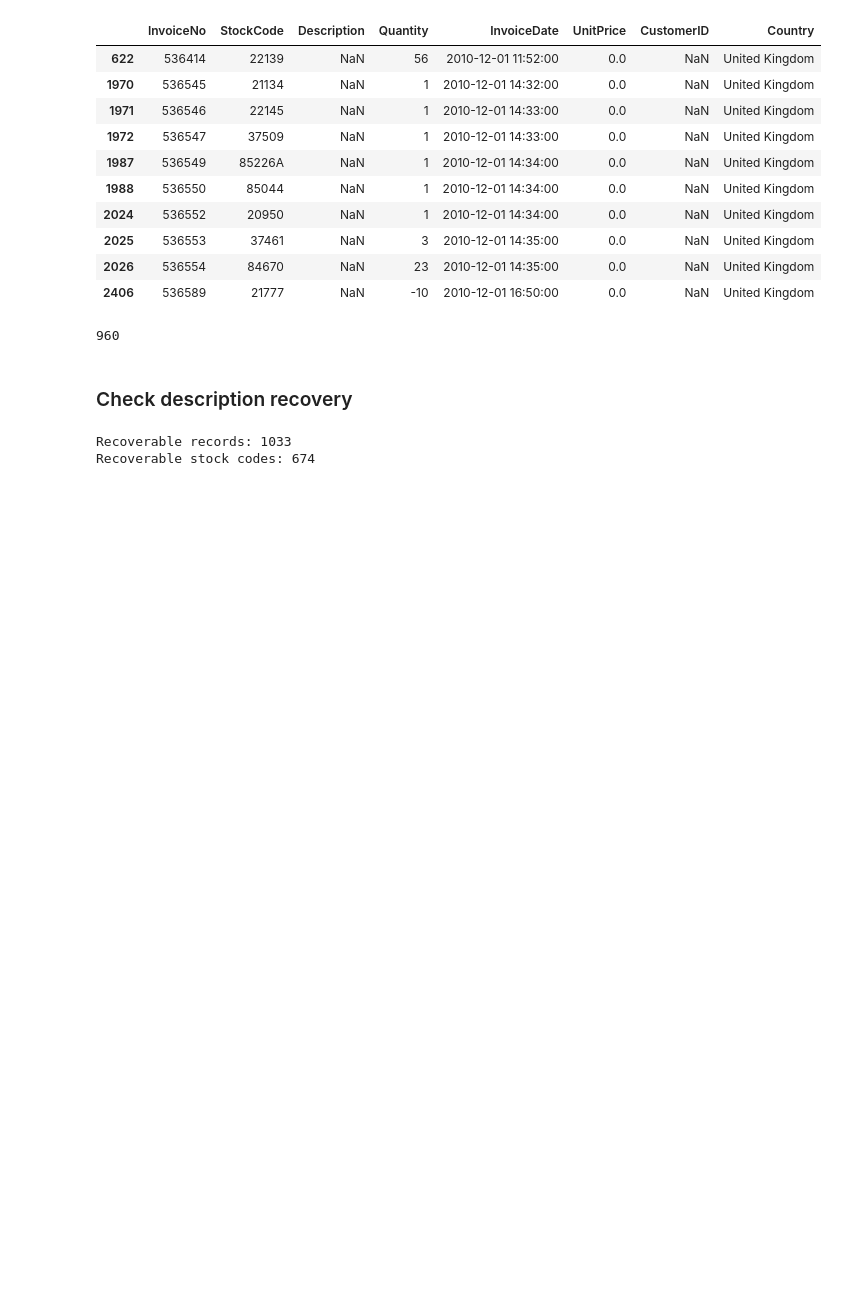
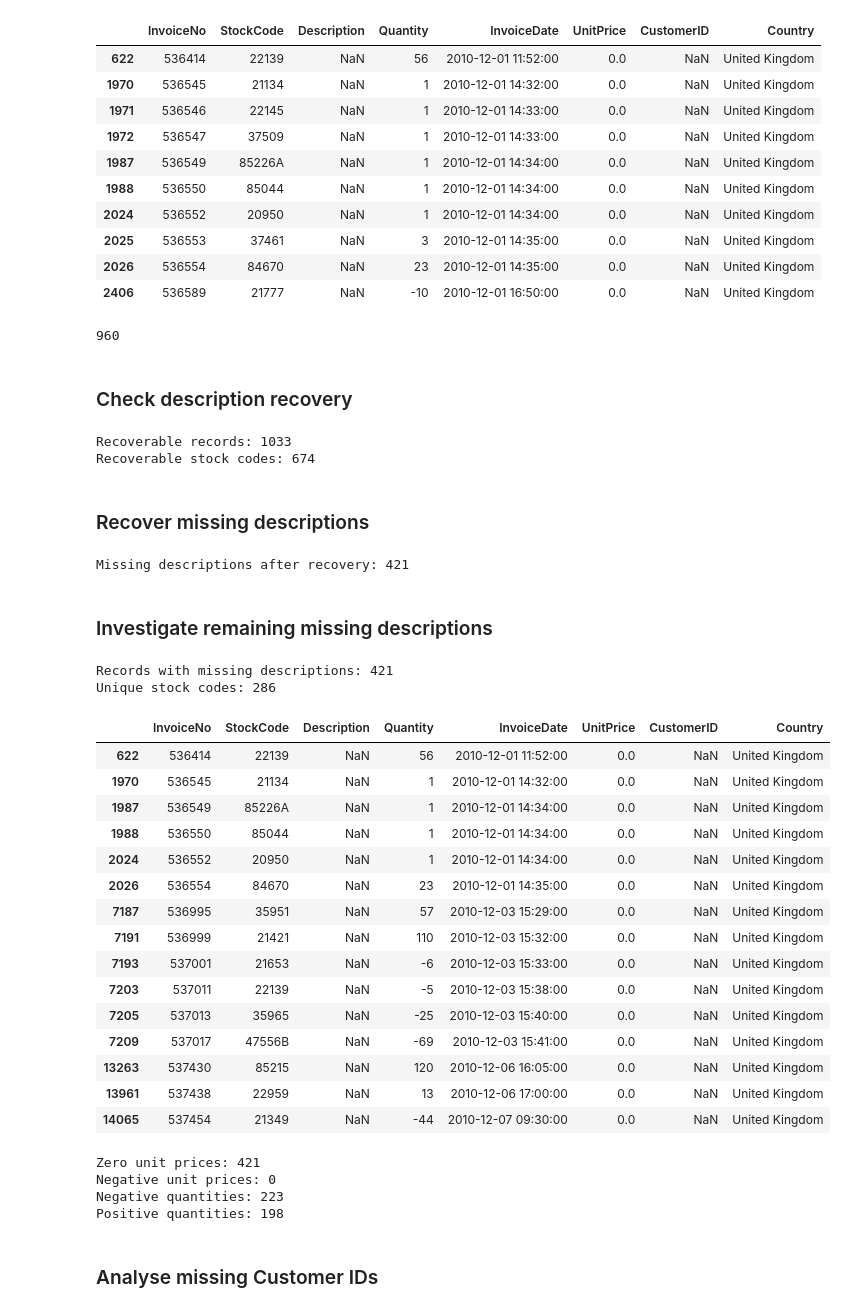
Before and after one commit to FernandaCCT-2023223/online-retail-data-analysis, a Jupyter notebook: notebooks/online_retail_analysis.ipynb, the cells around one changed output. Saved outputs shown, nothing was run; the diff lists cells and outputs as text; code cells hidden in the pictures; blank space fills up the shorter version.

Commit message:
feat: analyse invalid transactions and data quality

```diff
--- a/notebooks/online_retail_analysis.ipynb
+++ b/notebooks/online_retail_analysis.ipynb
@@ -283,3 +283,83 @@ print("Recoverable stock codes:", recoverable_records["StockCode"].nunique())
 # %% [output]
 Recoverable records: 1033
 Recoverable stock codes: 674
+# %% [markdown]
+### Recover missing descriptions
+# %%
+# Create a lookup table for recoverable product descriptions
+description_map = (
+    df_clean[
+        df_clean["StockCode"].isin(recoverable_stock_codes)
+    ]
+    .dropna(subset=["Description"])
+    .drop_duplicates(subset=["StockCode"])
+    .set_index("StockCode")["Description"]
+)
+
+# Fill missing descriptions using the StockCode
+df_clean["Description"] = df_clean["Description"].fillna(
+    df_clean["StockCode"].map(description_map)
+)
+
+# Check the remaining missing descriptions
+print("Missing descriptions after recovery:",
+      df_clean["Description"].isnull().sum())
+# %% [output]
+Missing descriptions after recovery: 421
+# %% [markdown]
+### Investigate remaining missing descriptions
+# %%
+# Filter records with missing product descriptions
+missing_descriptions = df_clean[
+    df_clean["Description"].isnull()
+]
+
+# Display the number of affected records
+print("Records with missing descriptions:", len(missing_descriptions))
+
+# Count unique stock codes
+print("Unique stock codes:",
+      missing_descriptions["StockCode"].nunique())
+
+# Display the first 15 records
+missing_descriptions.head(15)
+# %% [output]
+Records with missing descriptions: 421
+Unique stock codes: 286
+|  | InvoiceNo | StockCode | Description | Quantity | InvoiceDate | UnitPrice | CustomerID | Country |
+| 622 | 536414 | 22139 | NaN | 56 | 2010-12-01 11:52:00 | 0.0 | NaN | United Kingdom |
+| 1970 | 536545 | 21134 | NaN | 1 | 2010-12-01 14:32:00 | 0.0 | NaN | United Kingdom |
+| 1987 | 536549 | 85226A | NaN | 1 | 2010-12-01 14:34:00 | 0.0 | NaN | United Kingdom |
+| 1988 | 536550 | 85044 | NaN | 1 | 2010-12-01 14:34:00 | 0.0 | NaN | United Kingdom |
+| 2024 | 536552 | 20950 | NaN | 1 | 2010-12-01 14:34:00 | 0.0 | NaN | United Kingdom |
+| 2026 | 536554 | 84670 | NaN | 23 | 2010-12-01 14:35:00 | 0.0 | NaN | United Kingdom |
+| 7187 | 536995 | 35951 | NaN | 57 | 2010-12-03 15:29:00 | 0.0 | NaN | United Kingdom |
+| 7191 | 536999 | 21421 | NaN | 110 | 2010-12-03 15:32:00 | 0.0 | NaN | United Kingdom |
+| 7193 | 537001 | 21653 | NaN | -6 | 2010-12-03 15:33:00 | 0.0 | NaN | United Kingdom |
+| 7203 | 537011 | 22139 | NaN | -5 | 2010-12-03 15:38:00 | 0.0 | NaN | United Kingdom |
+| 7205 | 537013 | 35965 | NaN | -25 | 2010-12-03 15:40:00 | 0.0 | NaN | United Kingdom |
+| 7209 | 537017 | 47556B | NaN | -69 | 2010-12-03 15:41:00 | 0.0 | NaN | United Kingdom |
+| 13263 | 537430 | 85215 | NaN | 120 | 2010-12-06 16:05:00 | 0.0 | NaN | United Kingdom |
+| 13961 | 537438 | 22959 | NaN | 13 | 2010-12-06 17:00:00 | 0.0 | NaN | United Kingdom |
+| 14065 | 537454 | 21349 | NaN | -44 | 2010-12-07 09:30:00 | 0.0 | NaN | United Kingdom |
+# %%
+# Analyse the remaining records with missing descriptions
+
+print("Zero unit prices:",
+      (missing_descriptions["UnitPrice"] == 0).sum())
+
+print("Negative unit prices:",
+      (missing_descriptions["UnitPrice"] < 0).sum())
+
+print("Negative quantities:",
+      (missing_descriptions["Quantity"] < 0).sum())
+
+print("Positive quantities:",
+      (missing_descriptions["Quantity"] > 0).sum())
+# %% [output]
+Zero unit prices: 421
+Negative unit prices: 0
+Negative quantities: 223
+Positive quantities: 198
+# %% [markdown]
+### Analyse missing Customer IDs
```
Also changed, not shown: parts of 5 cells of this notebook.
